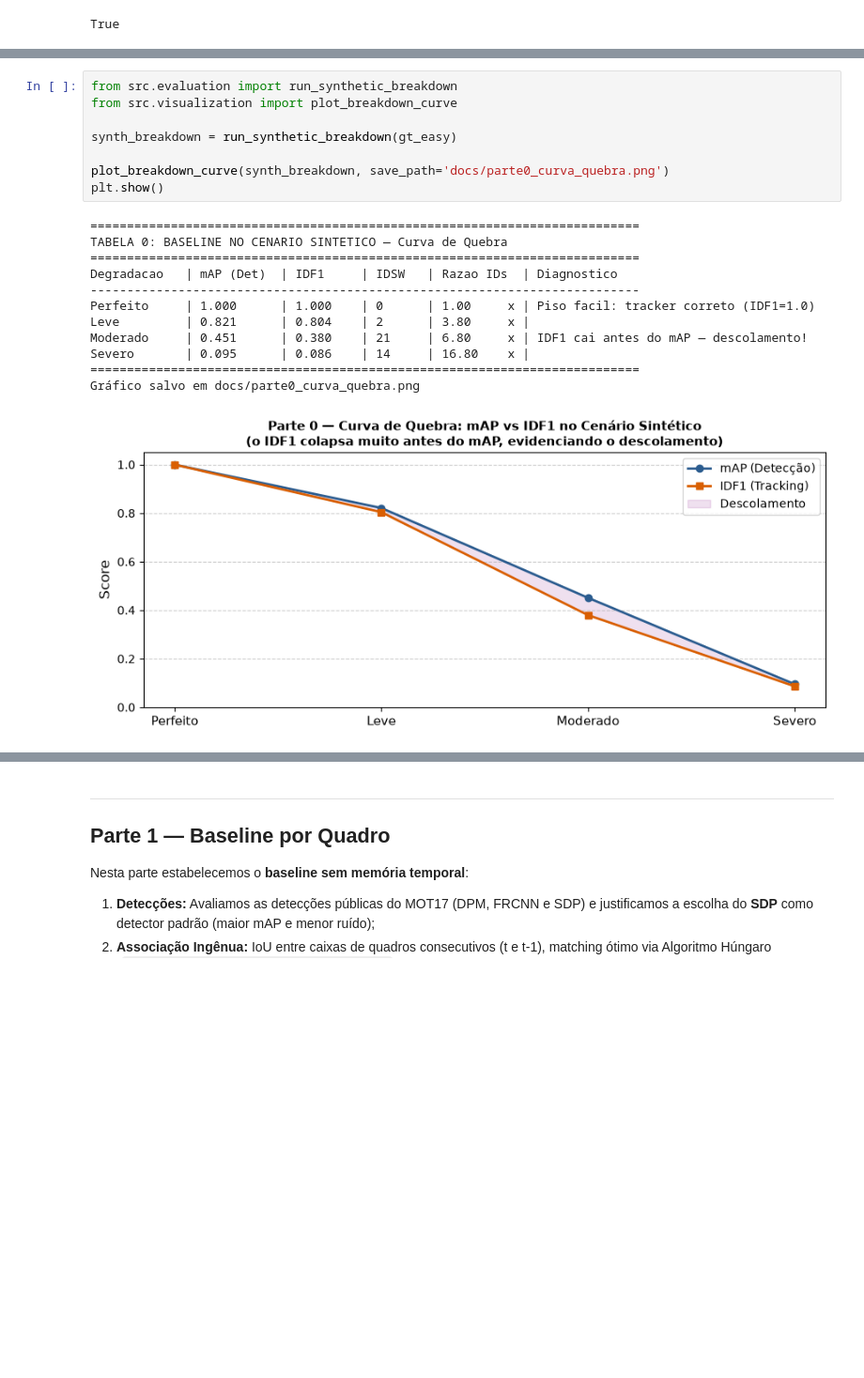
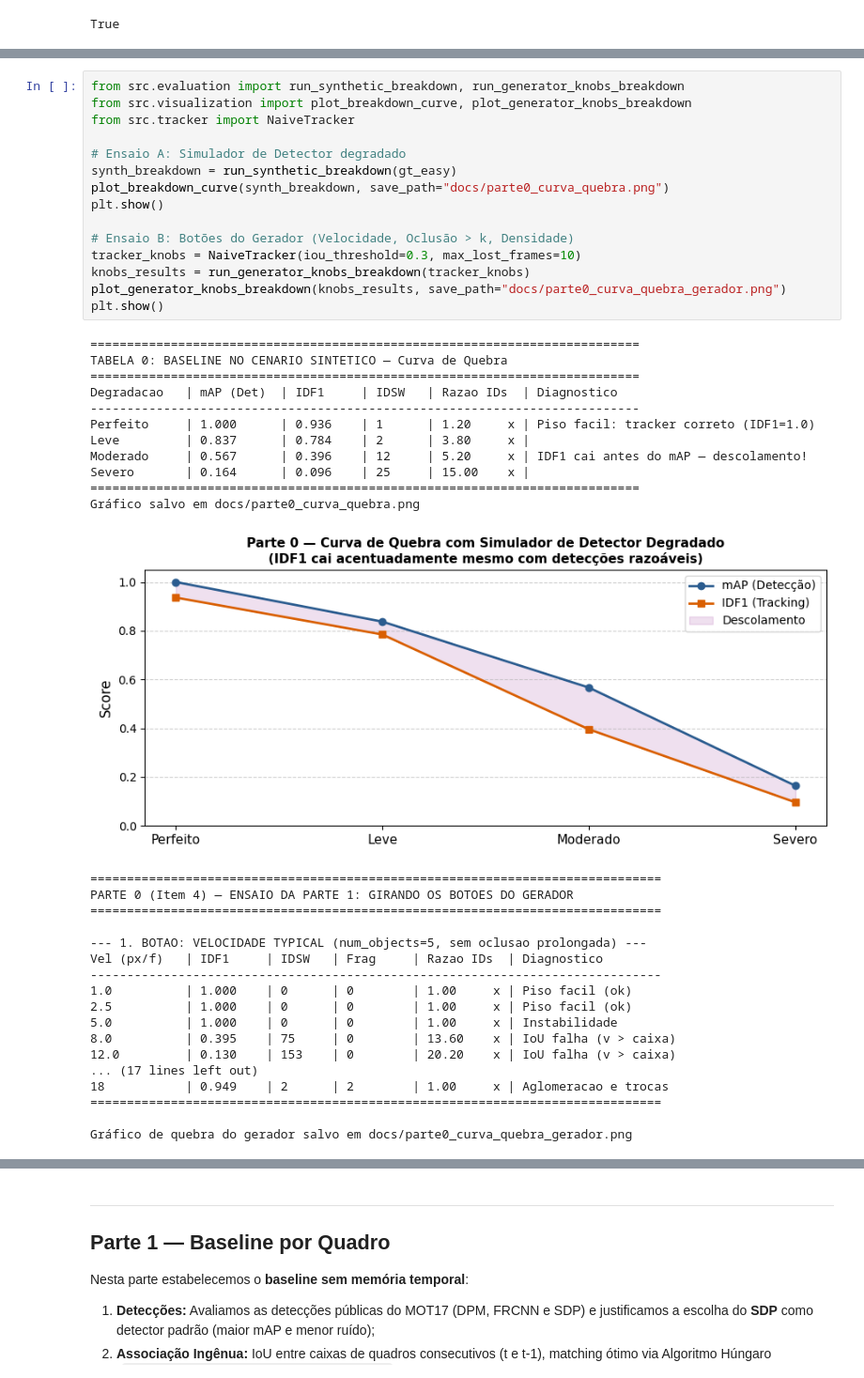
Before and after one commit to ThevezGomes/Programming-Assignment-2---Deep-Learning, a Jupyter notebook: src/pipeline.ipynb, the cells around one changed output, grey strips where cells are left out. Shown at 94% size. Cells and saved outputs as stored; diff of their text form; blank space fills up the shorter version.

```diff
--- a/src/pipeline.ipynb
+++ b/src/pipeline.ipynb
@@ -122,21 +124,45 @@ Rodamos o **rastreador ingênuo da Parte 1** sobre o gerador sintético em dois
 # %%
-from src.evaluation import run_synthetic_breakdown
-from src.visualization import plot_breakdown_curve
+from src.evaluation import run_synthetic_breakdown, run_generator_knobs_breakdown
+from src.visualization import plot_breakdown_curve, plot_generator_knobs_breakdown
+from src.tracker import NaiveTracker
 
+# Ensaio A: Simulador de Detector degradado
 synth_breakdown = run_synthetic_breakdown(gt_easy)
+plot_breakdown_curve(synth_breakdown, save_path="docs/parte0_curva_quebra.png")
+plt.show()
 
-plot_breakdown_curve(synth_breakdown, save_path='docs/parte0_curva_quebra.png')
+# Ensaio B: Botões do Gerador (Velocidade, Oclusão > k, Densidade)
+tracker_knobs = NaiveTracker(iou_threshold=0.3, max_lost_frames=10)
+knobs_results = run_generator_knobs_breakdown(tracker_knobs)
+plot_generator_knobs_breakdown(knobs_results, save_path="docs/parte0_curva_quebra_gerador.png")
 plt.show()
 # %% [output]
 ===========================================================================
 TABELA 0: BASELINE NO CENARIO SINTETICO — Curva de Quebra
 ===========================================================================
 Degradacao   | mAP (Det)  | IDF1     | IDSW   | Razao IDs  | Diagnostico
 ---------------------------------------------------------------------------
-Perfeito     | 1.000      | 1.000    | 0      | 1.00     x | Piso facil: tracker correto (IDF1=1.0)
-Leve         | 0.821      | 0.804    | 2      | 3.80     x |
-Moderado     | 0.451      | 0.380    | 21     | 6.80     x | IDF1 cai antes do mAP — descolamento!
-Severo       | 0.095      | 0.086    | 14     | 16.80    x |
+Perfeito     | 1.000      | 0.936    | 1      | 1.20     x | Piso facil: tracker correto (IDF1=1.0)
+Leve         | 0.837      | 0.784    | 2      | 3.80     x |
+Moderado     | 0.567      | 0.396    | 12     | 5.20     x | IDF1 cai antes do mAP — descolamento!
+Severo       | 0.164      | 0.096    | 25     | 15.00    x |
 ===========================================================================
 Gráfico salvo em docs/parte0_curva_quebra.png
-[figure, old version]
+[figure, new version]
+==============================================================================
+PARTE 0 (Item 4) — ENSAIO DA PARTE 1: GIRANDO OS BOTOES DO GERADOR
+==============================================================================
+
+--- 1. BOTAO: VELOCIDADE TYPICAL (num_objects=5, sem oclusao prolongada) ---
+Vel (px/f)   | IDF1     | IDSW   | Frag     | Razao IDs  | Diagnostico
+------------------------------------------------------------------------------
+1.0          | 1.000    | 0      | 0        | 1.00     x | Piso facil (ok)
+2.5          | 1.000    | 0      | 0        | 1.00     x | Piso facil (ok)
+5.0          | 1.000    | 0      | 0        | 1.00     x | Instabilidade
+8.0          | 0.395    | 75     | 0        | 13.60    x | IoU falha (v > caixa)
+12.0         | 0.130    | 153    | 0        | 20.20    x | IoU falha (v > caixa)
+... (17 lines left out)
+18           | 0.949    | 2      | 2        | 1.00     x | Aglomeracao e trocas
+==============================================================================
+
+Gráfico de quebra do gerador salvo em docs/parte0_curva_quebra_gerador.png
```
Also changed, not shown: parts of 14 cells of this notebook, 14 other files.
